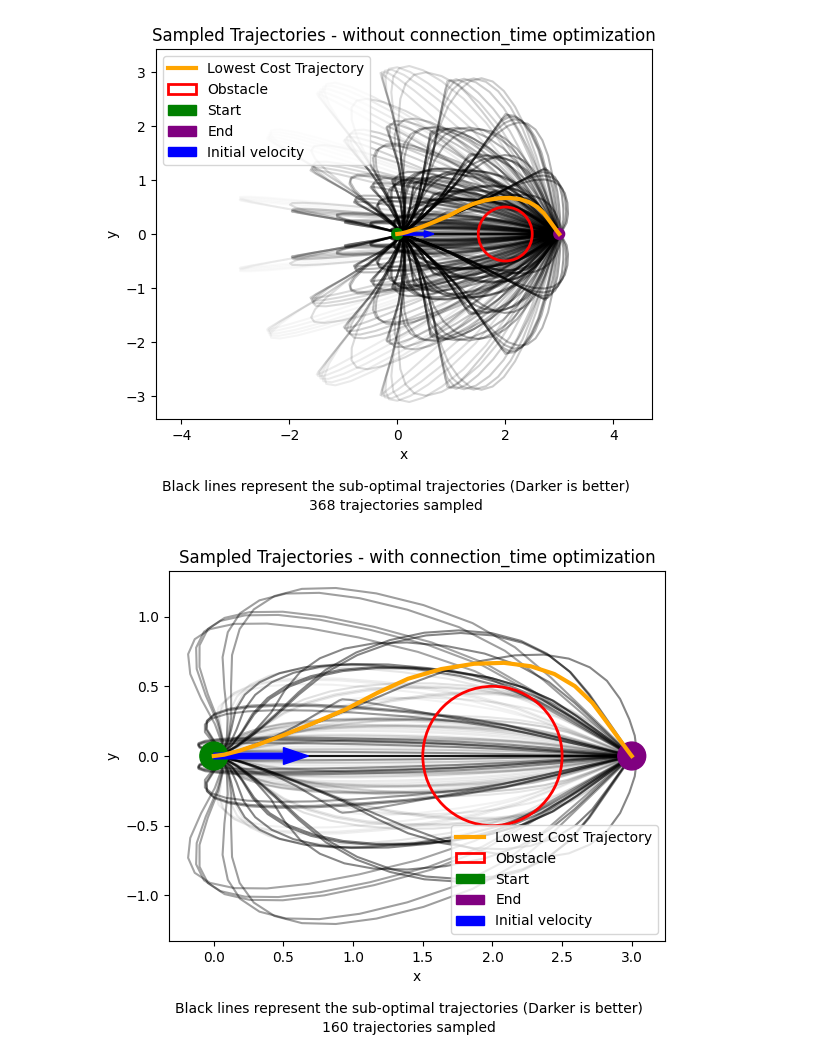
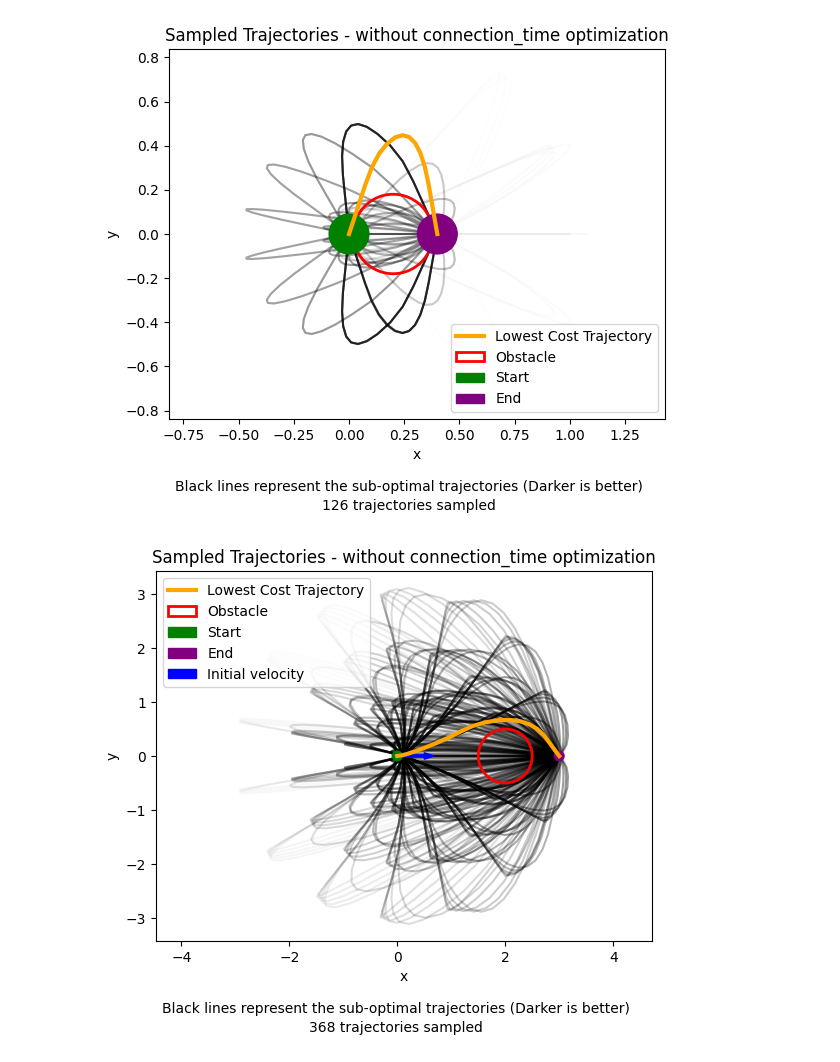
Before and after one commit to nimazareian/Software, a Jupyter notebook: src/software/ai/navigator/path_planner/trajectory_obstacle_avoidance_plot.ipynb, the cells around one changed output. Cells and saved outputs as stored; diff of their text form; code cells hidden in the pictures.

```diff
--- a/src/software/ai/navigator/path_planner/trajectory_obstacle_avoidance_plot.ipynb
+++ b/src/software/ai/navigator/path_planner/trajectory_obstacle_avoidance_plot.ipynb
@@ -9,3 +9,6 @@ connection_time_optimized_df = pd.read_csv("trajectory_data/default_samples_circ
 near_obstacle_df = pd.read_csv("trajectory_data/circle_obstacle_0_1m_away.csv")
 fast_speed_far_obstacle_df = pd.read_csv("trajectory_data/fast_speed_far_obstacle.csv")
 fast_speed_robot_obstacle_df = pd.read_csv("trajectory_data/fast_speed_robot_obstacle.csv")
+start_in_obstacle_df = pd.read_csv("trajectory_data/start_in_circle_obstacle.csv")
+df = pd.read_csv("/tmp/tbots/yellow_test/path_summary.csv")
+df
@@ -36,34 +53,36 @@ def plot_trajectories(df, title):
     # Plot the circle obstacle
     circle = plt.Circle((min_cost_row['circle_obst_x'], min_cost_row['circle_obst_y']), min_cost_row['circle_obst_rad'], color='r', label='Obstacle', fill=False, linewidth=2)
     plt.gca().add_patch(circle)
 
     # Plot start and end positions
-    start = plt.Circle((min_cost_row['start_x'], min_cost_row['start_y']), 0.1, color='g', label='Start', fill=True)
-    end = plt.Circle((min_cost_row['end_x'], min_cost_row['end_y']), 0.1, color='purple', label='End', fill=True)
+    start = plt.Circle((min_cost_row['start_x'], min_cost_row['start_y']), 0.09, color='g', label='Start', fill=True)
+    end = plt.Circle((min_cost_row['end_x'], min_cost_row['end_y']), 0.09, color='purple', label='End', fill=True)
     plt.gca().add_patch(start)
     plt.gca().add_patch(end)
 
     # Draw a vector to represent the initial velocity
     if min_cost_row['initial_vel(x)'] != 0 or min_cost_row['initial_vel(y)'] != 0:
         plt.arrow(min_cost_row['start_x'], min_cost_row['start_y'], min_cost_row['initial_vel(x)'], min_cost_row['initial_vel(y)'], color='blue', width=0.04, label='Initial velocity')
 
     plt.xlabel('x')
     plt.ylabel('y')
     # Add description text outside of the plot
     plt.figtext(0.5, -0.04, 'Black lines represent the sub-optimal trajectories (Darker is better)', ha='center')
     plt.figtext(0.5, -0.08, f'{len(df)-1} trajectories sampled', ha='center')
     plt.title(title)
     plt.legend()
 
     # Set equal aspect ratio
     plt.axis('equal')
     plt.show()
 
+plot_trajectories(df, title='Sampled Trajectories - without connection_time optimization')
 plot_trajectories(default_df, title='Sampled Trajectories - without connection_time optimization')
 plot_trajectories(connection_time_optimized_df, title='Sampled Trajectories - with connection_time optimization')
 plot_trajectories(near_obstacle_df, title='Sampled Trajectories - with connection_time optimization')
 plot_trajectories(fast_speed_far_obstacle_df, title='Sampled Trajectories - with connection_time optimization')
 plot_trajectories(fast_speed_robot_obstacle_df, title='Sampled Trajectories - with connection_time optimization')
+plot_trajectories(start_in_obstacle_df, title='Sampled Trajectories - with connection_time optimization')
 # %% [output]
-[figure, old version]
+[figure, new version]
-[figure, old version]
+[figure, new version]
```
Also changed, not shown: parts of 3 cells of this notebook, 4 other files.
